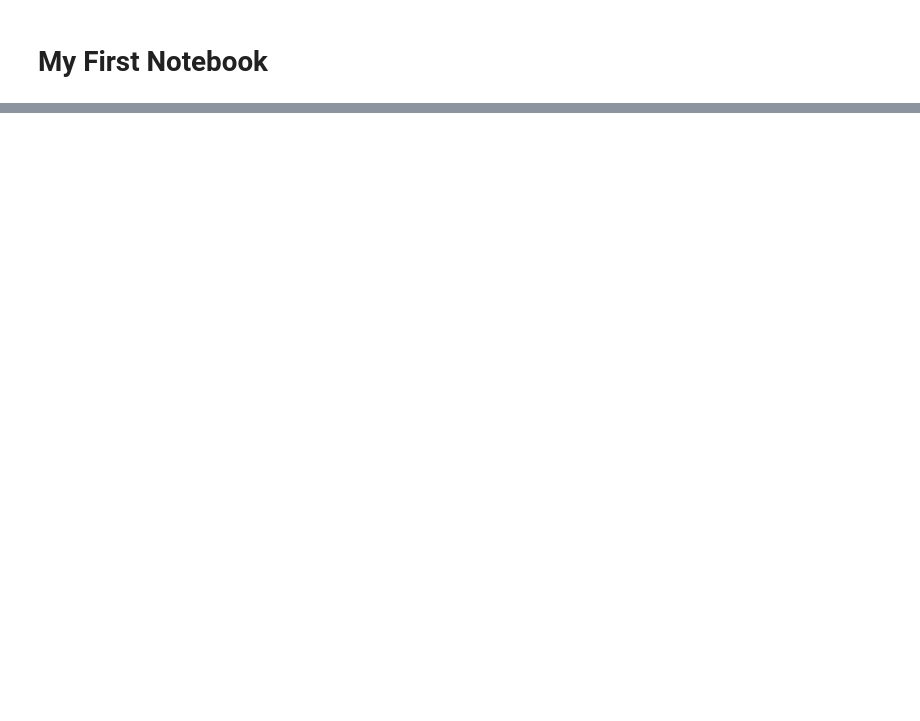
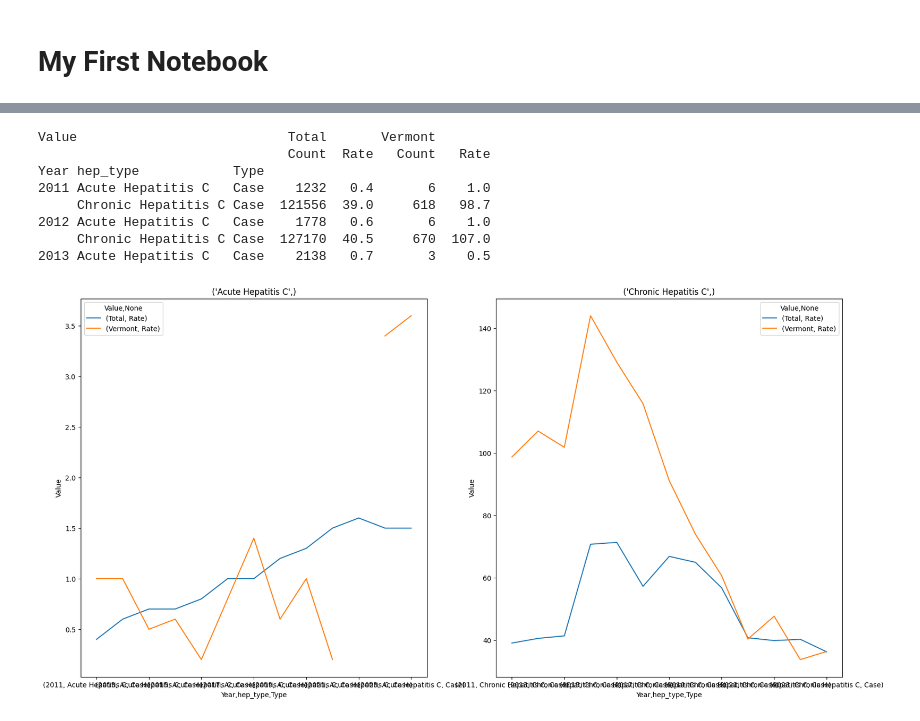
Before and after one commit to jacob-pancoast17/epi-analysis, a Jupyter notebook: epidemiology.ipynb, the cells around one changed output, grey strips where cells are left out. Saved outputs shown, nothing was run; the diff lists cells and outputs as text; code cells hidden in the pictures; blank space fills up the shorter version.

```diff
--- a/epidemiology.ipynb
+++ b/epidemiology.ipynb
@@ -31,0 +127,71 @@ print(vermont_data_cleaned)
+# %%
+import matplotlib.pyplot as plt
+import numpy
+import pandas as pd
+
+data_cleaned = (
+    # Read the csv file
+    pd.read_csv("HepTracker.csv")
+    .rename(
+        columns = {
+            "Event" : "hep_type"
+
+        }
+    )
+
+    # Query to filter specific rows
+    .query("hep_type.str.contains('Hepatitis C') and " \
+    "Character == 'Area' and " \
+    "Type == 'Case' and " \
+    "Value in ['Vermont', 'Total']")
+
+    # .loc returns the row at the given index. Here I used a lamda function to
+    # manually select each row that is able to be changed to a number (this removes
+    # the -- (not reported), U (unavailable), N (not reportable), S (suppressed) and
+    # UR (unreliable) rows)
+    .loc[lambda df: pd.to_numeric(df['Rate'], errors = 'coerce').notna()]
+
+    # Change rates to a numeric column
+    .assign(Rate = lambda df: pd.to_numeric(df['Rate'], errors = 'coerce'))
+
+    # Pivot df
+    .pivot(index = ["Year", "hep_type", "Type"], columns = "Value", values = ["Rate", "Count"])
+
+    # Swap which is outer and inner label on the y axis
+    .swaplevel(0, 1, axis = 1)
+
+    # Sort the indices on the y axis
+    .sort_index(axis = 1)
+    )
+
+print(data_cleaned.head())
+
+# Group by hepatitis type
+groups = data_cleaned.groupby(['hep_type'], sort = False)
+
+# Store figure and axs returned by subplot func
+num_rows = 1
+num_cols = 2
+fig, axs = plt.subplots(num_rows, num_cols, figsize = (20, 10), sharey = False)
+#print(axs)
+
+# Loop through each group and create the plot
+for i, (name, group) in enumerate(groups):
+
+    col = i
+
+    group.plot.line(ax = axs[col], label = 'Value', legend = True )
+    axs[col].set_title(f"{name}")
+    axs[col].set_ylabel('Value')
+
+#data_cleaned.plot.bar(x = 'hep_type', y = 'Rate')
+# %% [output]
+Value                           Total       Vermont
+                                Count  Rate   Count   Rate
+Year hep_type            Type
+2011 Acute Hepatitis C   Case    1232   0.4       6    1.0
+     Chronic Hepatitis C Case  121556  39.0     618   98.7
+2012 Acute Hepatitis C   Case    1778   0.6       6    1.0
+     Chronic Hepatitis C Case  127170  40.5     670  107.0
+2013 Acute Hepatitis C   Case    2138   0.7       3    0.5
+[figure, added]
```
Also changed, not shown: parts of 5 cells of this notebook, 3 other files.
